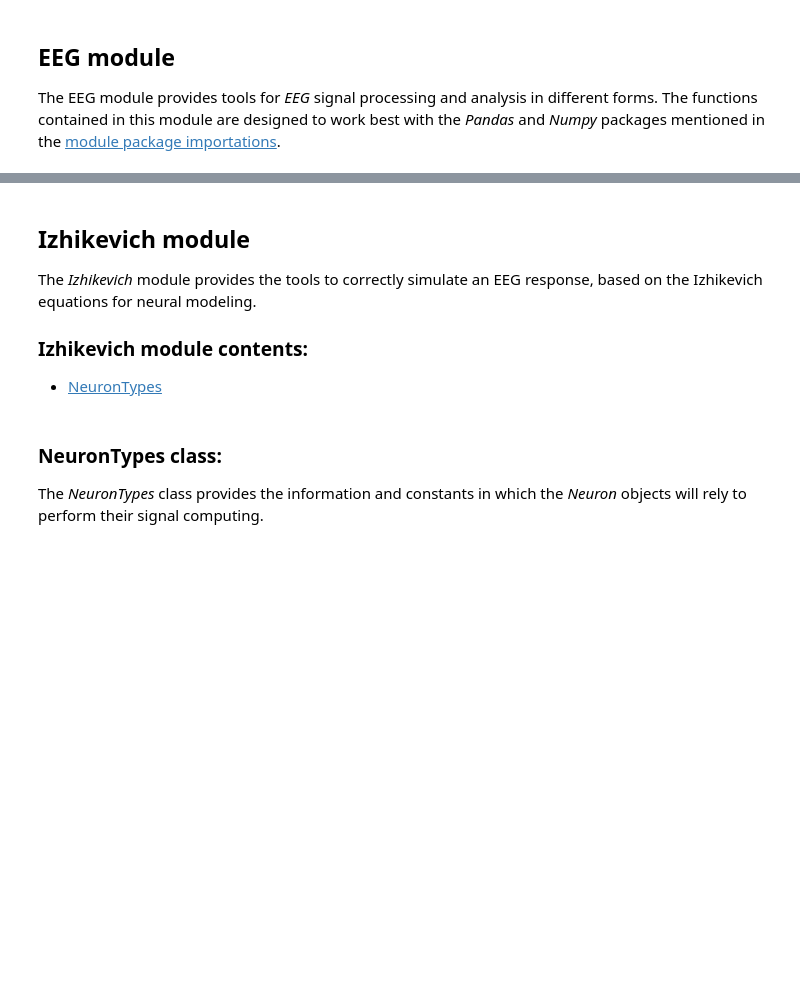
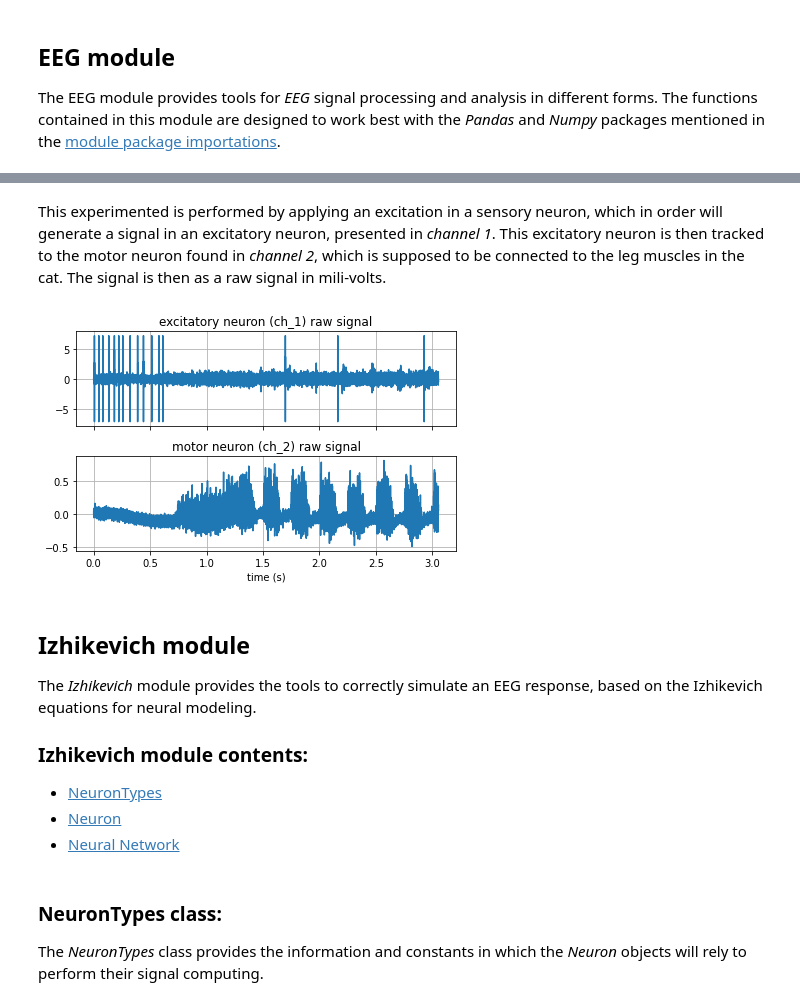
Before and after one commit to Rionzagal/BioSig-evaluation, a Jupyter notebook: visualizations.ipynb, the cells around one changed output, grey strips where cells are left out. Saved outputs shown, nothing was run; the diff lists cells and outputs as text; code cells hidden in the pictures; blank space fills up the shorter version.

Commit message:
updated visualtzations notebook

```diff
--- a/visualizations.ipynb
+++ b/visualizations.ipynb
@@ -18,0 +27,7 @@ The EEG module provides tools for *EEG* signal processing and analysis in differ
+# %%
+# Select the ficitious *scratching.mat* file from the datasets directory and load it.
+filename = r"DOCS\datasets\EEG scratching\fictitious scratching.mat"
+f = scio.loadmat(filename)
+print(type(f), f.keys())
+f = f['datos'] # Take the 'datos' label of the data, as it contains the interest array.
+pd.DataFrame(f).head() # Show the first 5 rows of the 3-dimensional matrix from 'datos'.
@@ -19,9 +42,28 @@ The EEG module provides tools for *EEG* signal processing and analysis in differ
+# %% [markdown]
+This experimented is performed by applying an excitation in a sensory neuron, which in order will generate a signal in an excitatory neuron, presented in *channel 1*. This excitatory neuron is then tracked to the motor neuron found in *channel 2*, which is supposed to be connected to the leg muscles in the cat. The signal is then as a raw signal in mili-volts.
+# %%
+# Pass the loaded data into a pandas Dataframe in order to see the channels and time of sampling.
+data = pd.DataFrame(f, columns=["t", "ch_1", "ch_2"])
+# Generate a subplot grid to present the raw data.
+fig, axs = plt.subplots(2, 1, sharex=True)
+axs[0].plot(data['t'], data['ch_1'], )
+axs[0].set_title("excitatory neuron (ch_1) raw signal")
+axs[0].grid(True)
+axs[1].plot(data['t'], data['ch_2'])
+axs[1].set_title("motor neuron (ch_2) raw signal")
+axs[1].grid(True)
+axs[1].set_xlabel("time (s)")
+fig.tight_layout()
+# %% [output]
+[figure, added]
 # %% [markdown]
 ## Izhikevich module
 The *Izhikevich* module provides the tools to correctly simulate an EEG response, based on the Izhikevich equations for neural modeling.
 
 ### Izhikevich module contents:
 - [NeuronTypes](#neurontypes-class)
+- [Neuron](#neuron-class)
+- [Neural Network](#network-class)
 # %% [markdown]
 ### NeuronTypes class:
 The *NeuronTypes* class provides the information and constants in which the *Neuron* objects will rely to perform their signal computing.
```
Also changed, not shown: parts of 4 cells of this notebook.
